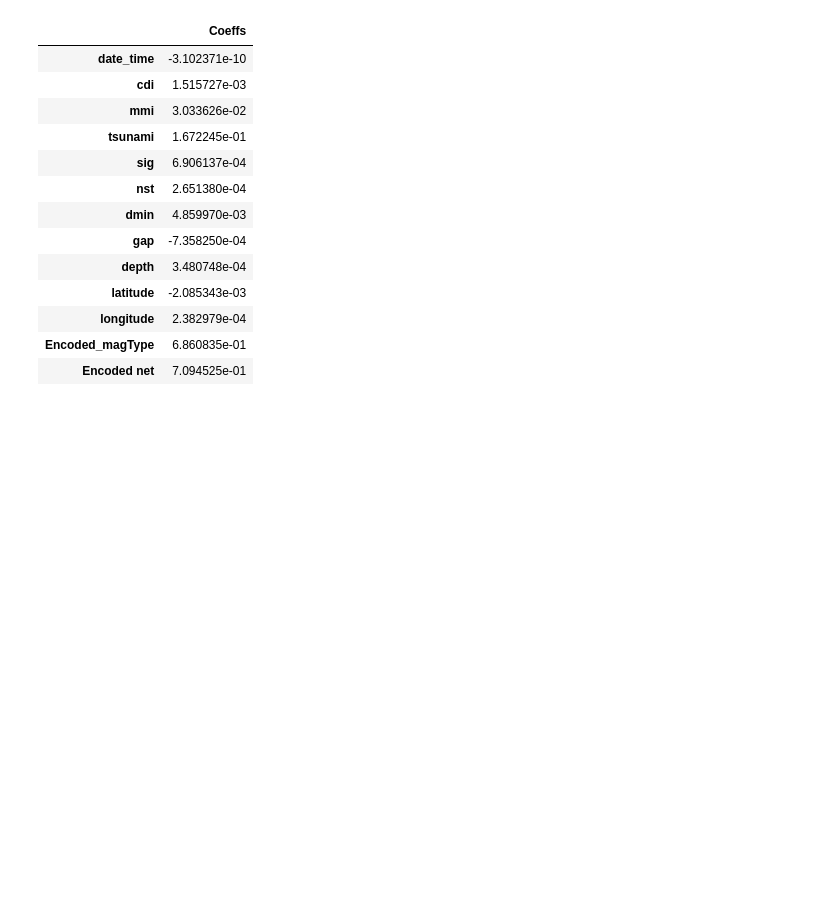
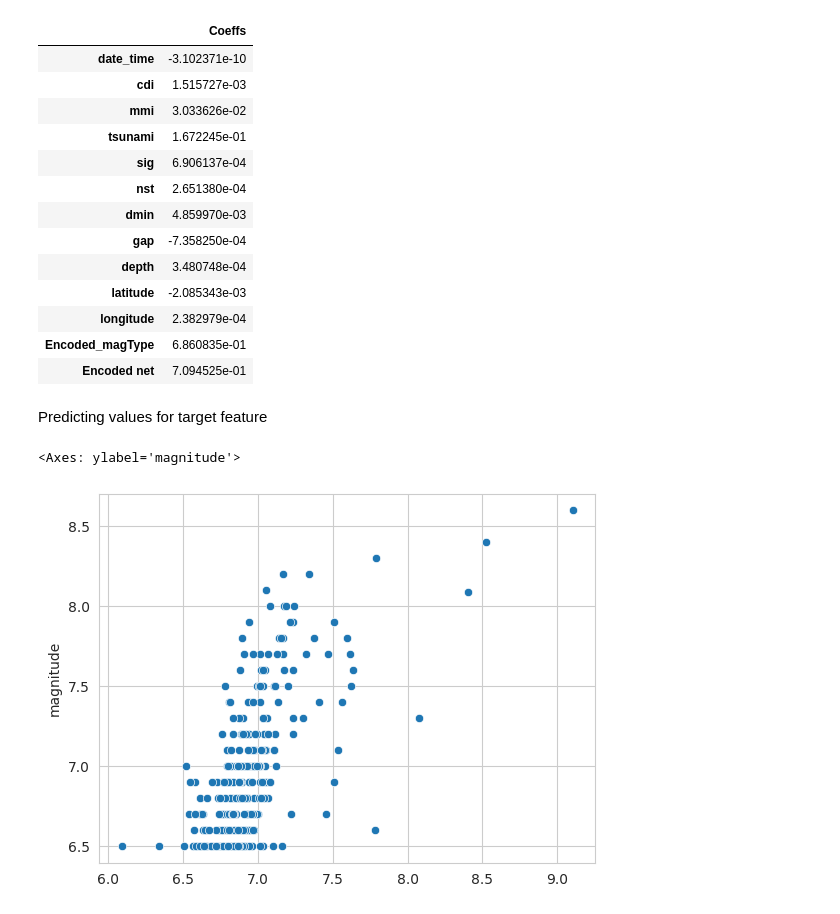
Before and after one commit to Alcatraz312/earthquake-prediction, a Jupyter notebook: src/main.ipynb, the cells around one changed output. Saved outputs shown, nothing was run; the diff lists cells and outputs as text; code cells hidden in the pictures; blank space fills up the shorter version.

Commit message:
predicting and evaluating errors

```diff
--- a/src/main.ipynb
+++ b/src/main.ipynb
@@ -295,0 +310,8 @@ X_test.head(2)
+# %%
+# X_test["Encoded_magType"] = X_test["Encoded_magType"].fillna(X_test["Encoded_magType"].mode())
+# X_test["Encoded net"] = X_test["Encoded net"].fillna(X_test["Encoded net"].mode())
+
+X_test["Encoded_magType"] = X_test["Encoded_magType"].fillna(X_test["Encoded_magType"].mode())
+X_test["Encoded net"] = X_test["Encoded net"].fillna(X_test["Encoded net"].mode())
+
+X_test.info()
@@ -334,3 +377,12 @@ coefficient_data
 | longitude | 2.382979e-04 |
 | Encoded_magType | 6.860835e-01 |
 | Encoded net | 7.094525e-01 |
+# %% [markdown]
+Predicting values for target feature
+# %%
+prediction = lin_reg.predict(X_test)
+# %%
+sns.scatterplot(x = prediction, y = y_test)
+# %% [output]
+<Axes: ylabel='magnitude'>
+[figure, added]
```
Also changed, not shown: parts of 10 cells of this notebook.
